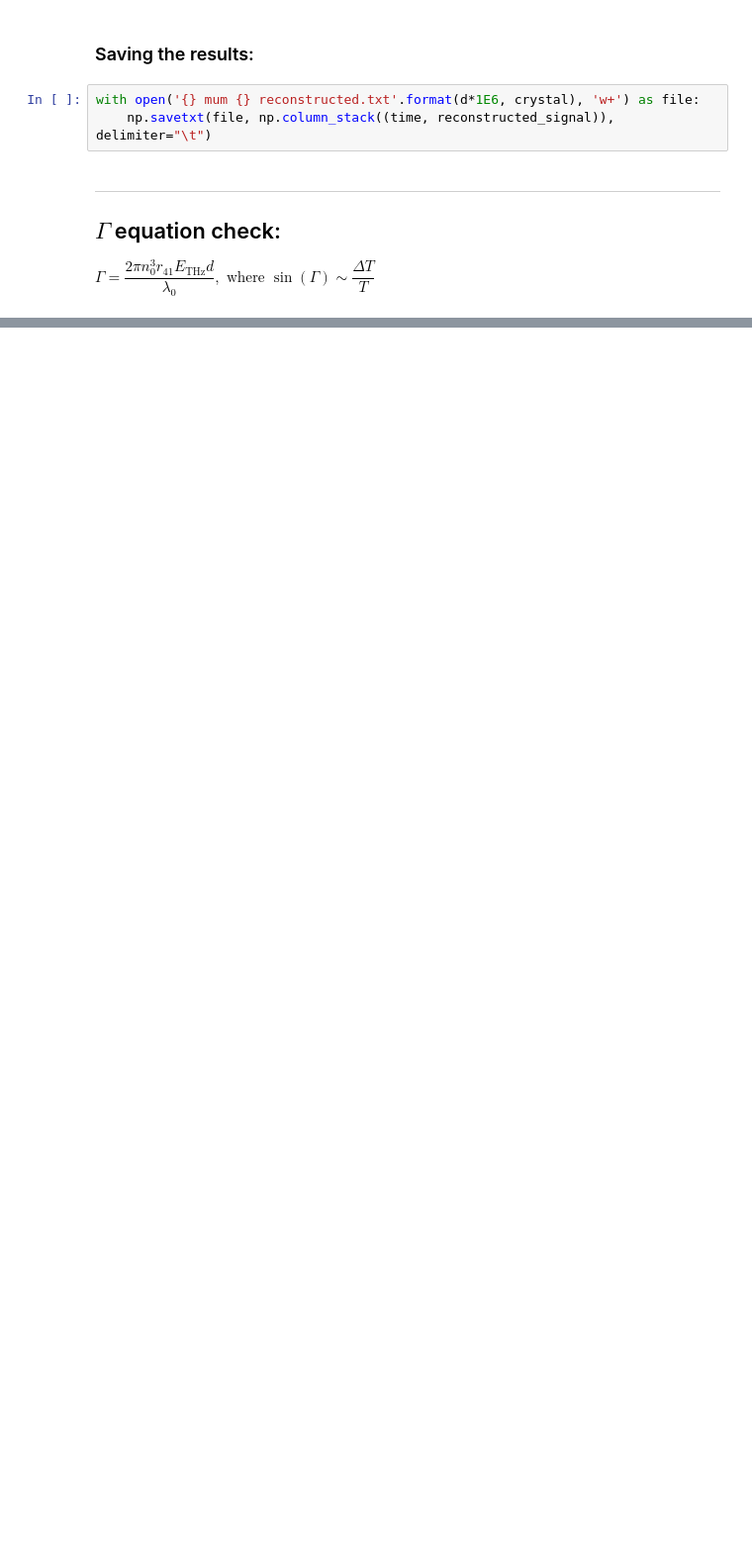
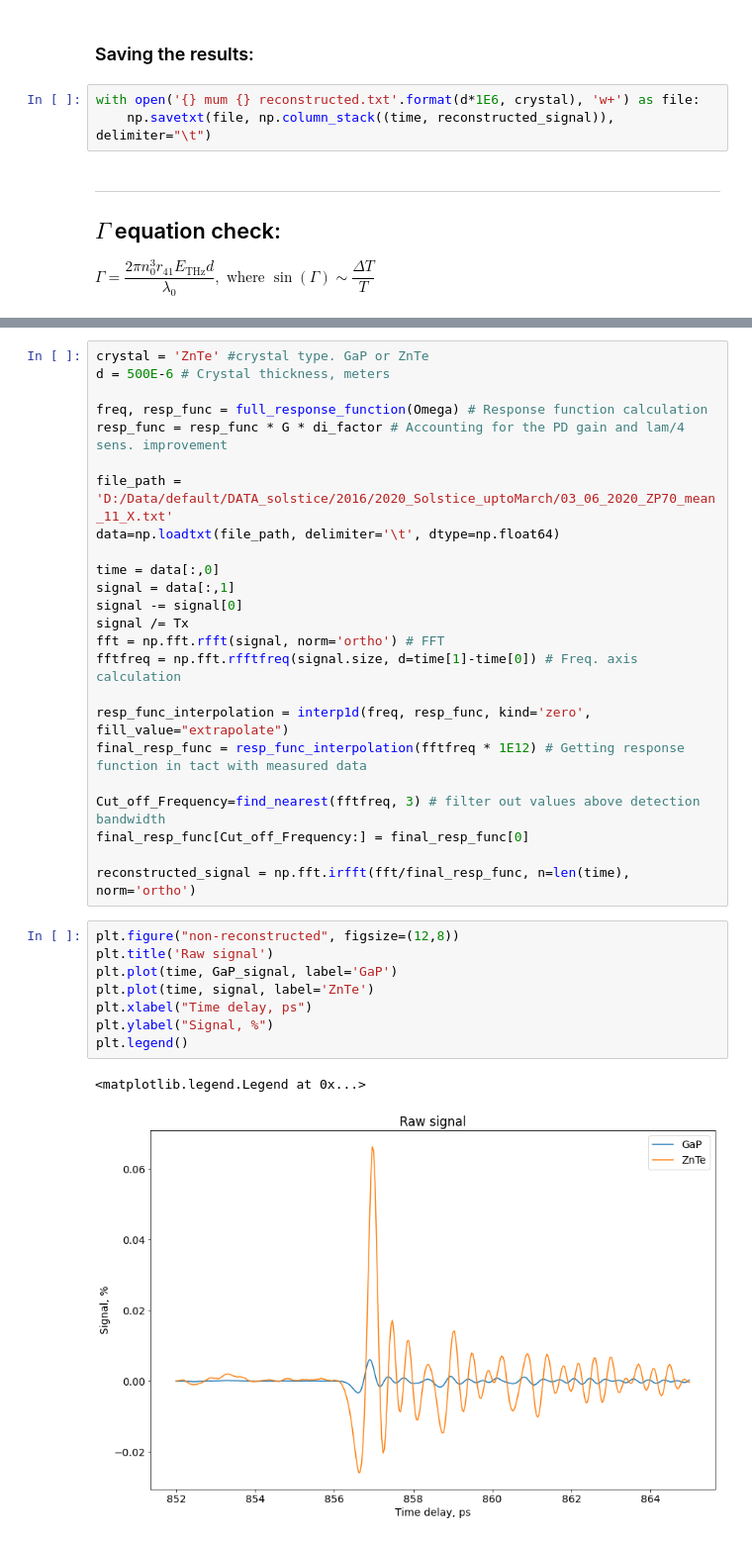
Before and after one commit to artie-l/response-fnction, a Jupyter notebook: EOS_response_function.ipynb, the cells around one changed output, grey strips where cells are left out. Shown: that part at 99% size. Drawn from its saved outputs; the diff is of its cells as text; blank space fills up the shorter version.

```diff
--- a/EOS_response_function.ipynb
+++ b/EOS_response_function.ipynb
@@ -248 +301,36 @@ Peak THz amplitude of the reconstructed signal: 3.324791 kV/cm
 Peak THz amplitude using Г equation: 2.546546 kV/cm
+# %%
+crystal = 'ZnTe' #crystal type. GaP or ZnTe
+d = 500E-6 # Crystal thickness, meters
+
+freq, resp_func = full_response_function(Omega) # Response function calculation
+resp_func = resp_func * G * di_factor # Accounting for the PD gain and lam/4 sens. improvement
+
+file_path = 'D:/Data/default/DATA_solstice/2016/2020_Solstice_uptoMarch/03_06_2020_ZP70_mean_11_X.txt'
+data=np.loadtxt(file_path, delimiter='\t', dtype=np.float64)
+
+time = data[:,0]
+signal = data[:,1]
+signal -= signal[0]
+signal /= Tx
+fft = np.fft.rfft(signal, norm='ortho') # FFT
+fftfreq = np.fft.rfftfreq(signal.size, d=time[1]-time[0]) # Freq. axis calculation
+
+resp_func_interpolation = interp1d(freq, resp_func, kind='zero', fill_value="extrapolate")
+final_resp_func = resp_func_interpolation(fftfreq * 1E12) # Getting response function in tact with measured data
+
+Cut_off_Frequency=find_nearest(fftfreq, 3) # filter out values above detection bandwidth
+final_resp_func[Cut_off_Frequency:] = final_resp_func[0]
+
+reconstructed_signal = np.fft.irfft(fft/final_resp_func, n=len(time), norm='ortho')
+# %%
+plt.figure("non-reconstructed", figsize=(12,8))
+plt.title('Raw signal')
+plt.plot(time, GaP_signal, label='GaP')
+plt.plot(time, signal, label='ZnTe')
+plt.xlabel("Time delay, ps")
+plt.ylabel("Signal, %")
+plt.legend()
+# %% [output]
+<matplotlib.legend.Legend at 0x...>
+[figure, added]
```
Also changed, not shown: parts of 14 cells of this notebook.
